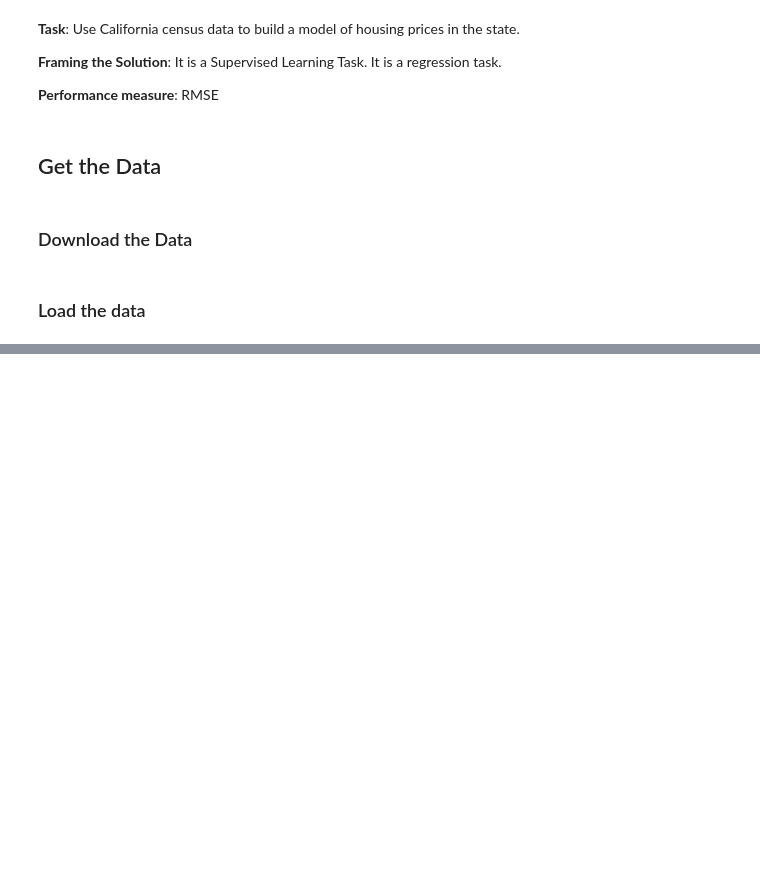
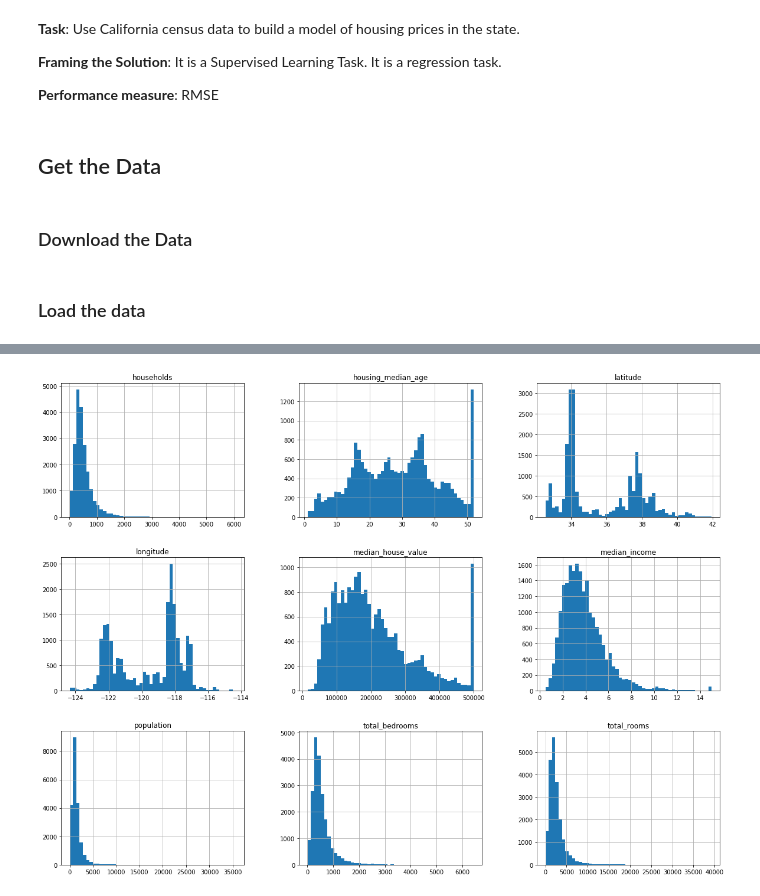
Before and after one commit to nagendraputhane/End-to-End-Machine-Learning-Project, a Jupyter notebook: Housing.ipynb, the cells around one changed output, grey strips where cells are left out. Cells and saved outputs as stored; diff of their text form; code cells hidden in the pictures; blank space fills up the shorter version.

```diff
--- a/Housing.ipynb
+++ b/Housing.ipynb
@@ -44,0 +95,7 @@ housing = load_housing_data()
+# %%
+%matplotlib inline
+import matplotlib.pyplot as plt
+housing.hist(bins = 50, figsize = (20,15))
+plt.show()
+# %% [output]
+[figure, added]
```
Also changed, not shown: parts of 5 cells of this notebook.
